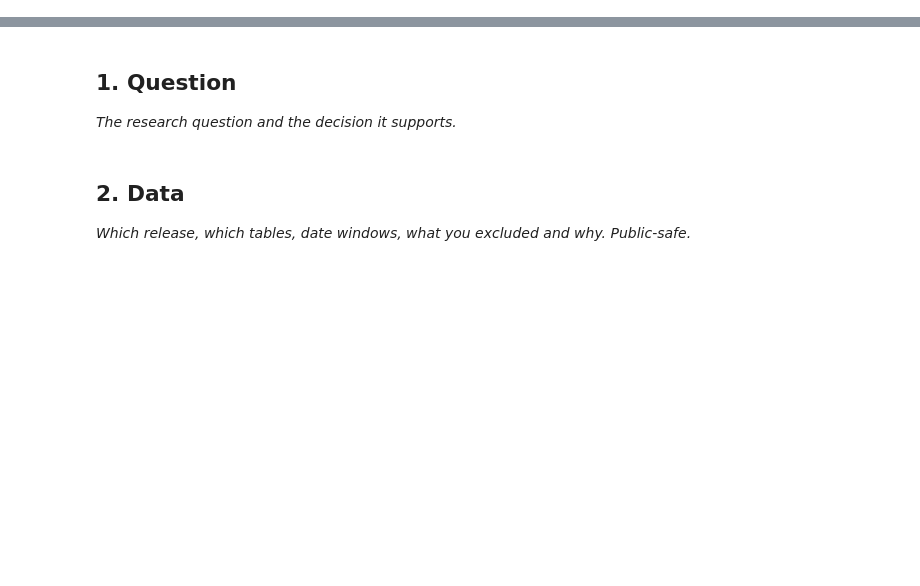
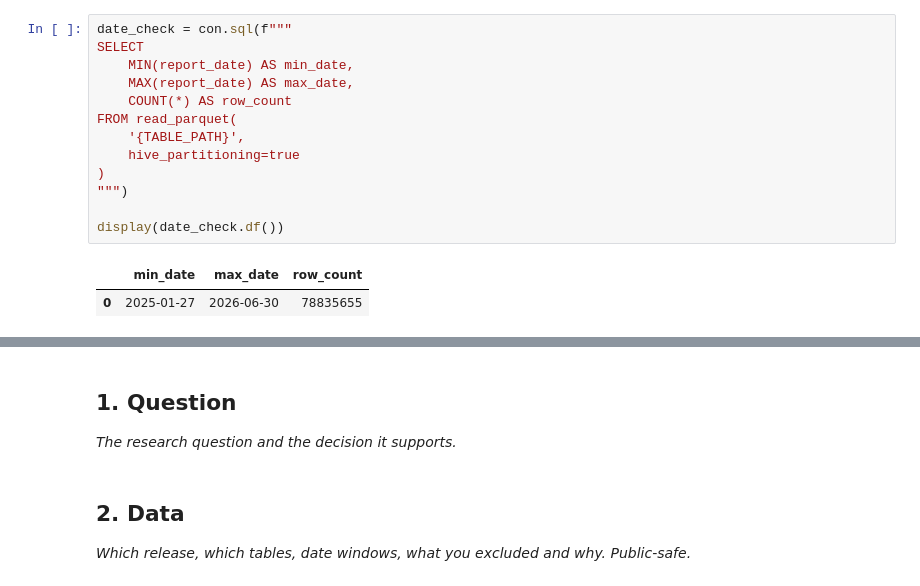
Before and after one commit to aryan-0018/FlyRank-ML-W1, a Jupyter notebook: work/notebooks/capstone.ipynb, the cells around one changed output, grey strips where cells are left out. Saved outputs shown, nothing was run; the diff lists cells and outputs as text; blank space fills up the shorter version.

```diff
--- a/work/notebooks/capstone.ipynb
+++ b/work/notebooks/capstone.ipynb
@@ -8,0 +113,16 @@ This skeleton is yours to fill. Work the sections **in order** — each one has
+# %%
+date_check = con.sql(f"""
+SELECT
+    MIN(report_date) AS min_date,
+    MAX(report_date) AS max_date,
+    COUNT(*) AS row_count
+FROM read_parquet(
+    '{TABLE_PATH}',
+    hive_partitioning=true
+)
+""")
+
+display(date_check.df())
+# %% [output]
+|  | min_date | max_date | row_count |
+| 0 | 2025-01-27 | 2026-06-30 | 78835655 |
```
Also changed, not shown: parts of 12 cells of this notebook.
